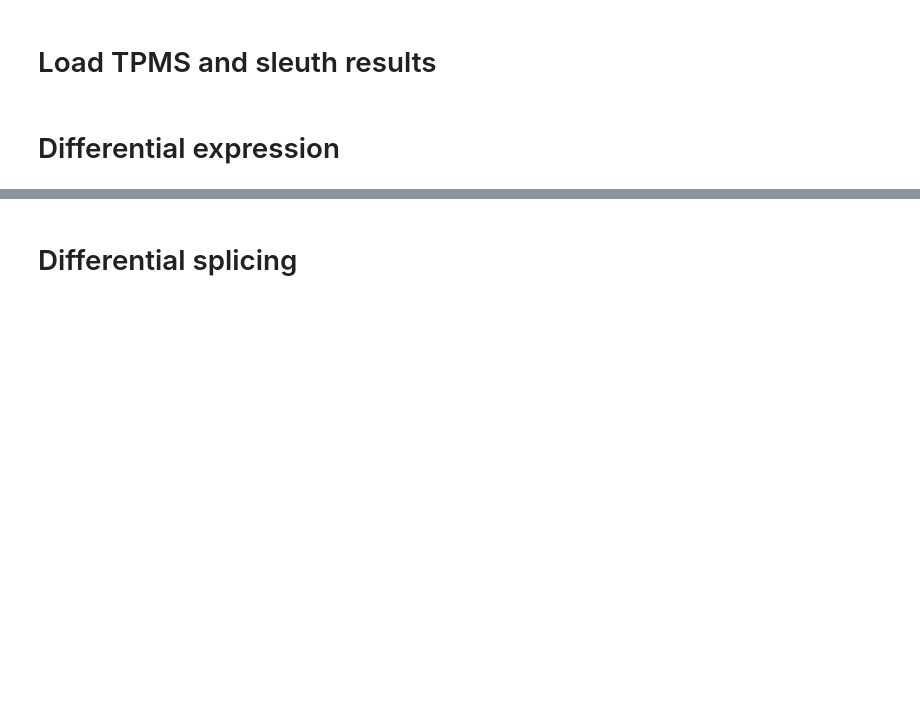
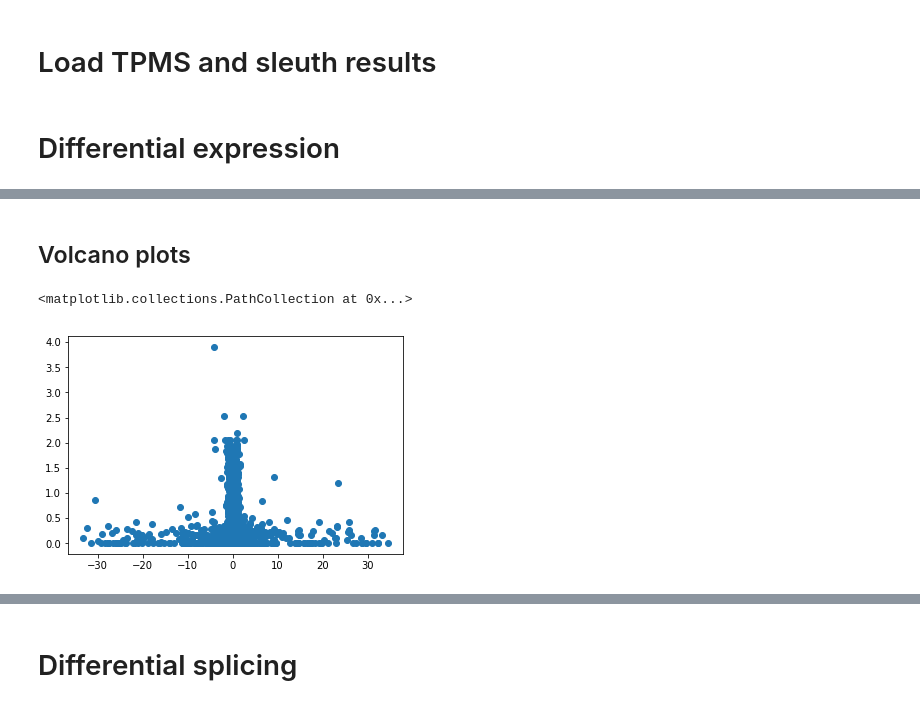
Before and after one commit to kevinhu/mdm4-splicing, a Jupyter notebook: notebooks/fig3_rnaseq.ipynb, the cells around one changed output, grey strips where cells are left out. Drawn from its saved outputs; the diff is of its cells as text; code cells hidden in the pictures; blank space fills up the shorter version.

```diff
--- a/notebooks/fig3_rnaseq.ipynb
+++ b/notebooks/fig3_rnaseq.ipynb
@@ -211,0 +212,7 @@ plot_tpm_dist_all("ENST00000463836")
+# %% [markdown]
+## Volcano plots
+# %%
+plt.scatter(-np.log2(rpl22_oe_sleuth["median_foldchange"]),-np.log10(rpl22_oe_sleuth["qval"]))
+# %% [output]
+<matplotlib.collections.PathCollection at 0x...>
+[figure, added]
```
Also changed, not shown: parts of 5 cells of this notebook, 2 other files.
